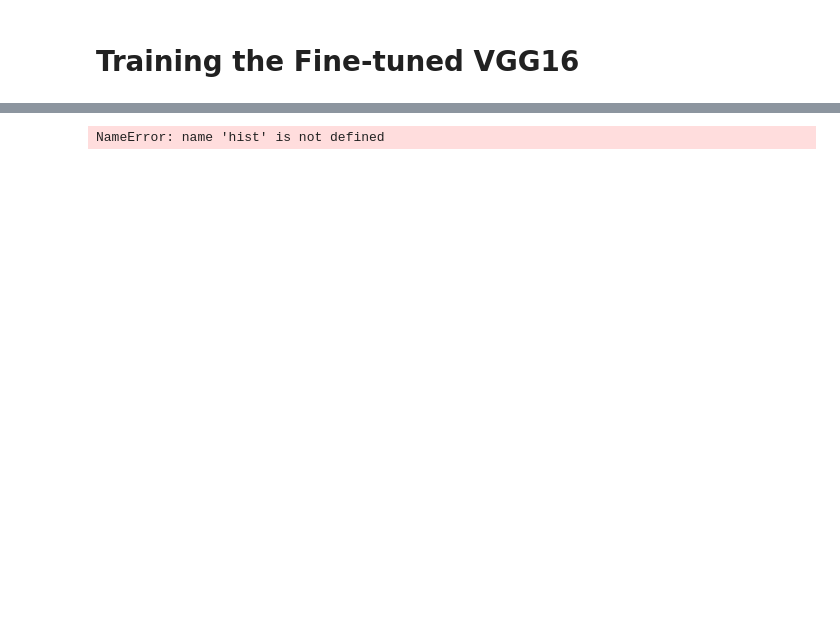
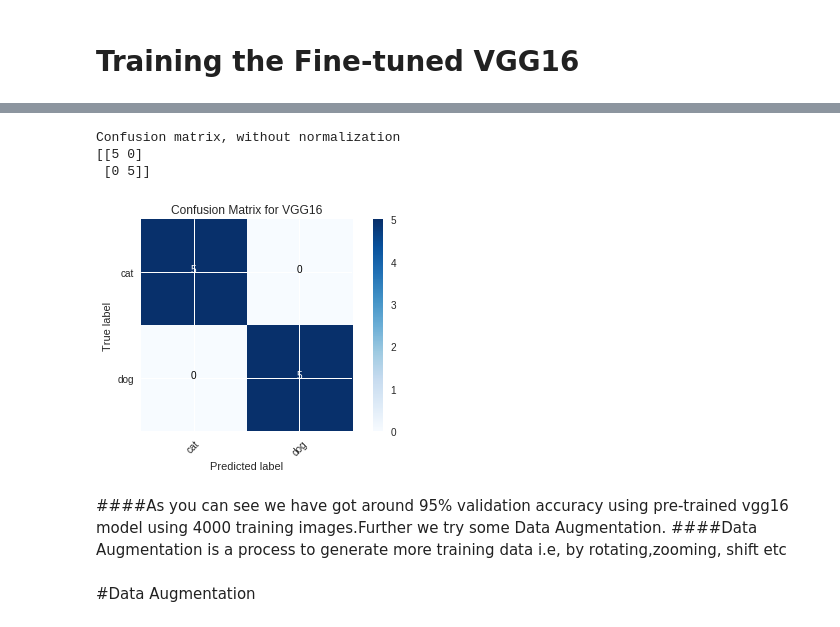
Before and after one commit to Mjdhsn49/Cats-Dogs_Image_Classification_CNN, a Jupyter notebook: Image_Classifier_CNN.ipynb, the cells around one changed output, grey strips where cells are left out. Drawn from its saved outputs; the diff is of its cells as text; code cells hidden in the pictures; blank space fills up the shorter version.

```diff
--- a/Image_Classifier_CNN.ipynb
+++ b/Image_Classifier_CNN.ipynb
@@ -221,19 +219,3 @@ Total params: 138,357,544
 Trainable params: 138,357,544
 Non-trainable params: 0
 _________________________________________________________________
-# %%
-#As we have issue with the model.layers.pop() command to remove the last layer we now try to use this below code to remove last layer
-model = vgg16.VGG16(weights='imagenet', include_top=True)
-
-model.input
-
-model.summary(line_length=150)
-model.layers.pop()
-
-model.summary(line_length=150)
-
-inp = model.input
-out =model.layers[-1].output
-
-model2 = Model(inp, out)  # create a new model which doesn't have the last one layers in VGG16
-model2.summary(line_length=150)
@@ -290 +256,3 @@ new_model.add(Dense(2,activation='softmax'))
+# %%
+model.add(Dense(2, activation = 'softmax'))
 # %%
@@ -308,4 +282,4 @@ new_model.compile(Adam(lr=0.001),loss = 'categorical_crossentropy',metrics = ['a
 # %%
-new_model.fit_generator(train_batches,steps_per_epoch=20,validation_data=valid_batches,validation_steps=100,epochs=5,verbose=1)
+model.fit_generator(train_batches,steps_per_epoch=40,validation_data=valid_batches,validation_steps=40,epochs=5,verbose=1)
 # %% [output]
 Epoch 1/5
@@ -329,5 +298,5 @@ array([1., 0., 1., 1., 1., 0., 0., 1., 0., 1.], dtype=float32)
 # %%
 #Prediction
-prediction = new_model.predict_generator(test_batches,steps=1,verbose=0)
+prediction = model.predict_generator(test_batches,steps=1,verbose=0)
 # %%
 np.round(prediction)
@@ -347,12 +305,14 @@ array([[1., 0.],
 cm = confusion_matrix(test_labels,np.round(prediction[:,0]))
 # %%
 cm_plot_labels = ['cat','dog']
-#plot_confusion_matrix(cm,cm_plot_labels,title = 'Confusion Matrix for VGG16')
+plot_confusion_matrix(cm,cm_plot_labels,title = 'Confusion Matrix for VGG16')
+# %% [output]
+Confusion matrix, without normalization
+[[5 0]
+ [0 5]]
+[figure, added]
-# %%
-from keras.callbacks import History
-# list all data in history
-#print(history.history.keys())
-history = History()
-print(hist.history)
-# %% [output]
-NameError: name 'hist' is not defined
+# %% [markdown]
+####As you can see we have got  around 95%  validation accuracy using pre-trained vgg16 model using 4000 training images.Further we try some Data Augmentation.
+####Data Augmentation is a process to generate more training data i.e, by rotating,zooming, shift etc
+# %% [markdown]
+#Data Augmentation
```
Also changed, not shown: parts of 43 cells of this notebook.
